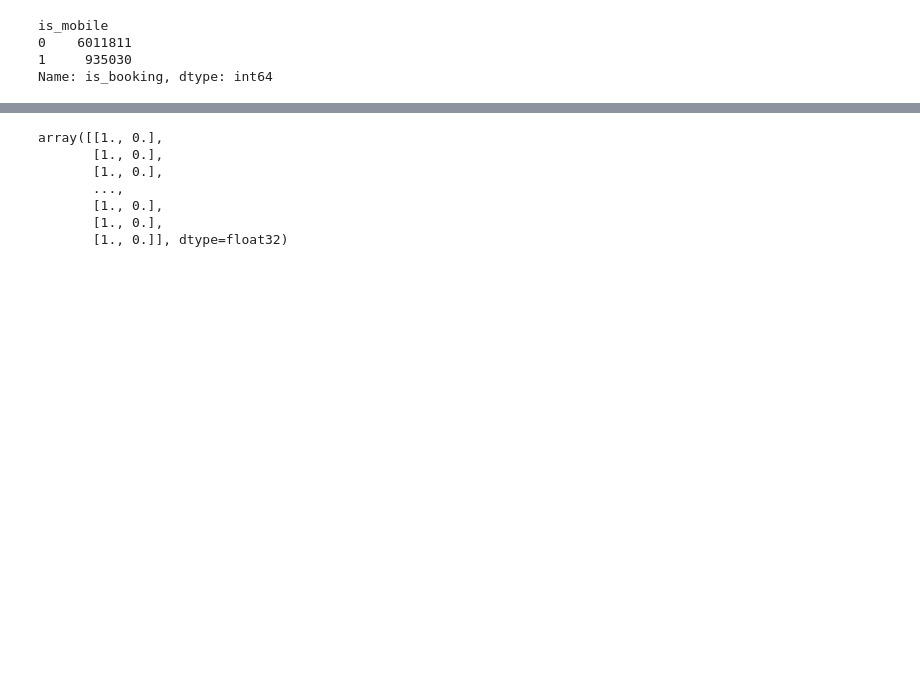
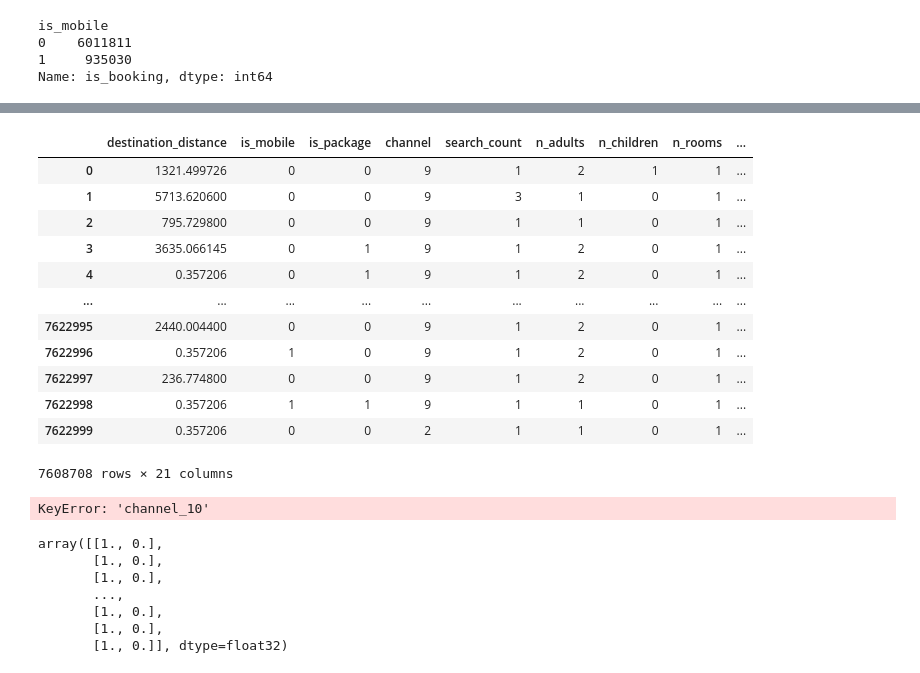
Before and after one commit to MahdiShahgholian/Deep_Learning, a Jupyter notebook: will_not_travel_again/will_not_travel_again.ipynb, the cells around one changed output, grey strips where cells are left out. Drawn from its saved outputs; the diff is of its cells as text; code cells hidden in the pictures; blank space fills up the shorter version.

```diff
--- a/will_not_travel_again/will_not_travel_again.ipynb
+++ b/will_not_travel_again/will_not_travel_again.ipynb
@@ -831,4 +807,20 @@ fig = go.Figure(data=data)
 fig.show()
 # %% [output]
 [interactive output not drawn]
+# %%
+train
+# %% [output]
+|  | destination_distance | is_mobile | is_package | channel | search_count | n_adults | n_children | n_rooms | ... |
+| 0 | 1321.499726 | 0 | 0 | 9 | 1 | 2 | 1 | 1 | ... |
+| 1 | 5713.620600 | 0 | 0 | 9 | 3 | 1 | 0 | 1 | ... |
+| 2 | 795.729800 | 0 | 0 | 9 | 1 | 1 | 0 | 1 | ... |
+| 3 | 3635.066145 | 0 | 1 | 9 | 1 | 2 | 0 | 1 | ... |
+| 4 | 0.357206 | 0 | 1 | 9 | 1 | 2 | 0 | 1 | ... |
+| ... | ... | ... | ... | ... | ... | ... | ... | ... | ... |
+| 7622995 | 2440.004400 | 0 | 0 | 9 | 1 | 2 | 0 | 1 | ... |
+| 7622996 | 0.357206 | 1 | 0 | 9 | 1 | 2 | 0 | 1 | ... |
+| 7622997 | 236.774800 | 0 | 0 | 9 | 1 | 2 | 0 | 1 | ... |
+| 7622998 | 0.357206 | 1 | 1 | 9 | 1 | 1 | 0 | 1 | ... |
+| 7622999 | 0.357206 | 0 | 0 | 2 | 1 | 1 | 0 | 1 | ... |
+7608708 rows × 21 columns
 # %%
@@ -841,3 +838,14 @@ test = pd.get_dummies(test, columns = dummy_columns) # Optional
+# %%
+for column in train.columns:
+  mean = train[column].mean()
+  std = train[column].std()
+  if column != 'is_booking':
+      train[column] = (train[column]- mean)/std
+      test[column]=  (test[column] - mean)/std
+
+test.head()
+# %% [output]
+KeyError: 'channel_10'
 # %%
 # TODO: Preprocessing (Encode Categorical Columns) (Optional)
 
```
Also changed, not shown: parts of 10 cells of this notebook.
